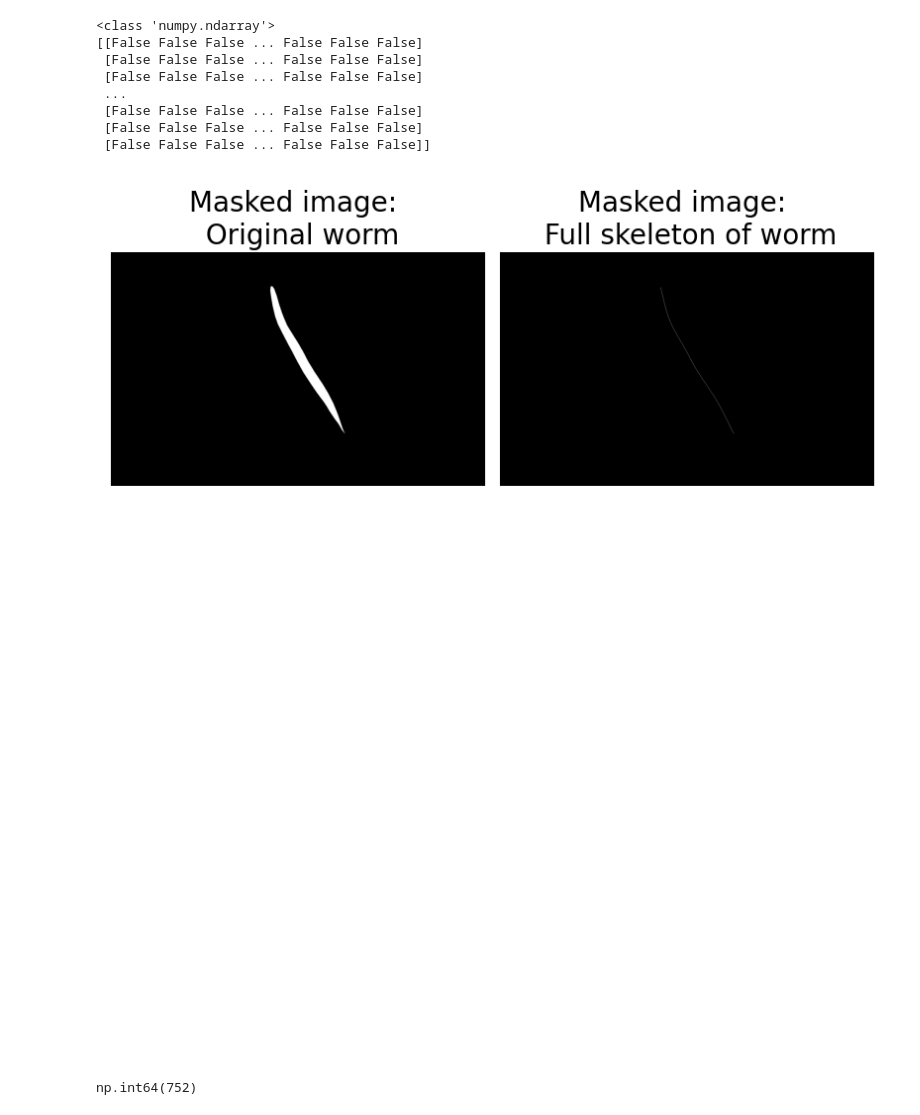
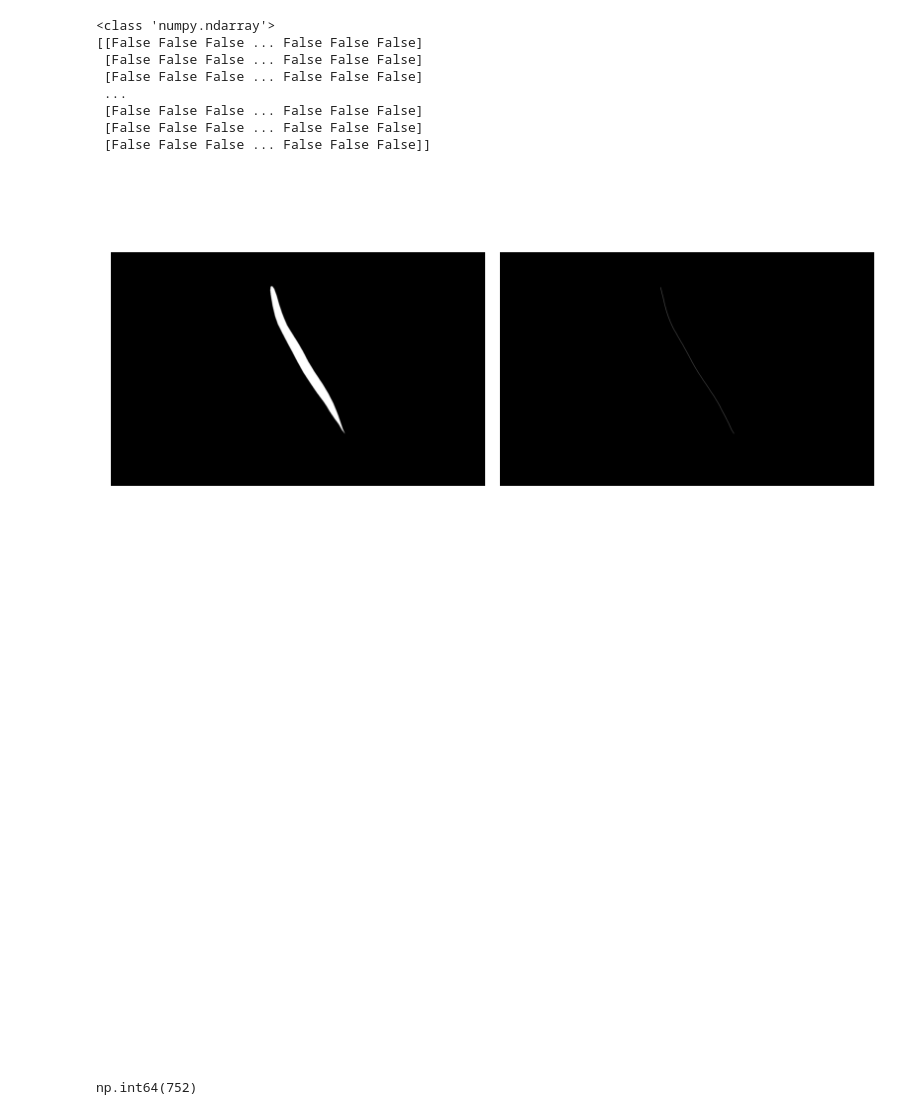
Before and after one commit to jyoti-bhogal/neuroinformatics_osw, a Jupyter notebook: python_code_skeletonisation_and_node_selection/python_code_pose_estimation_skeleton.ipynb, the cells around one changed output. Saved outputs shown, nothing was run; the diff lists cells and outputs as text; code cells hidden in the pictures.

```diff
--- a/python_code_skeletonisation_and_node_selection/python_code_pose_estimation_skeleton.ipynb
+++ b/python_code_skeletonisation_and_node_selection/python_code_pose_estimation_skeleton.ipynb
@@ -56,25 +56,23 @@ print(skeleton_worm)
 # %%
 # Visualising the full masked image and the skeleton for worm
 
 plt.figure()
 # display results
 fig, axes = plt.subplots(nrows=1, ncols=2, figsize=(8, 4), sharex=True, sharey=True)
 ax = axes.ravel()
 # Note: Does nothing that is displayed
 
 ax[0].imshow(img_worm, cmap=plt.cm.gray)
 ax[0].axis('off')
-ax[0].set_title('Masked image: \n Original worm', fontsize=20)
 
 # Repeating the above the steps/cells for image on right
 ax[1].imshow(skeleton_worm, cmap=plt.cm.gray)
 ax[1].axis('off')
-ax[1].set_title('Masked image: \n Full skeleton of worm', fontsize=20)
 
 fig.tight_layout()
 plt.show()
 # %% [output]
-[figure, old version]
+[figure, new version]
 [figure]
 # %%
 np.sum(skeleton_worm)
```
Also changed, not shown: parts of 2 cells of this notebook.
